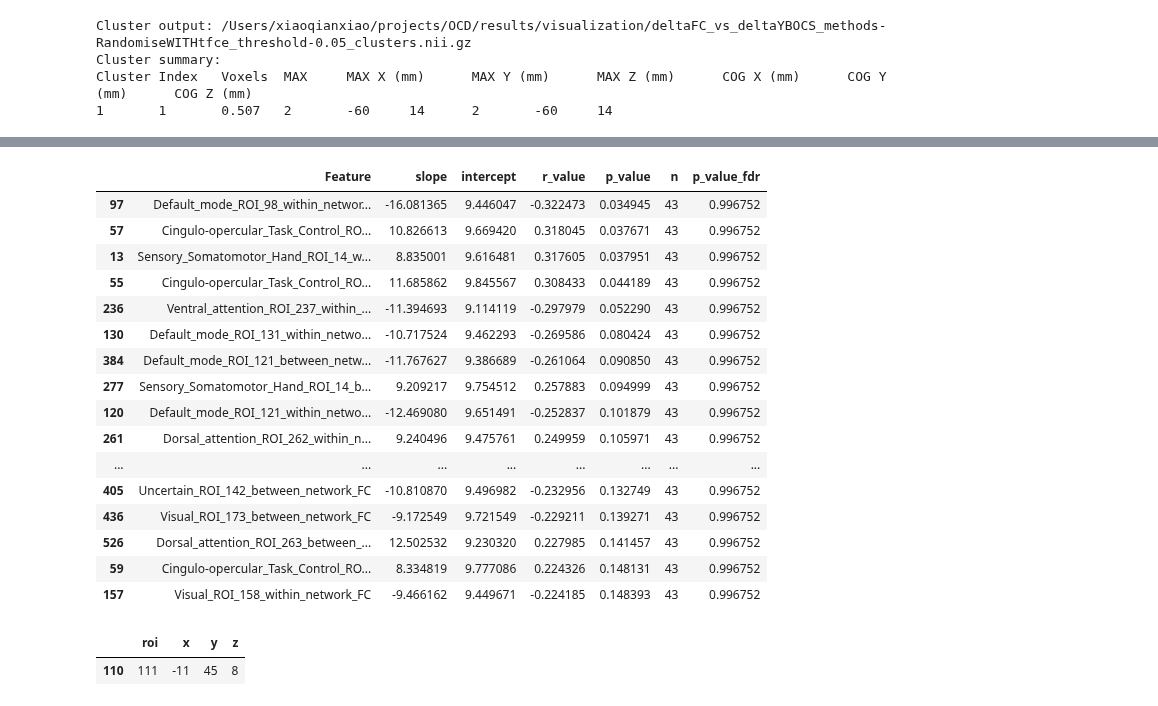
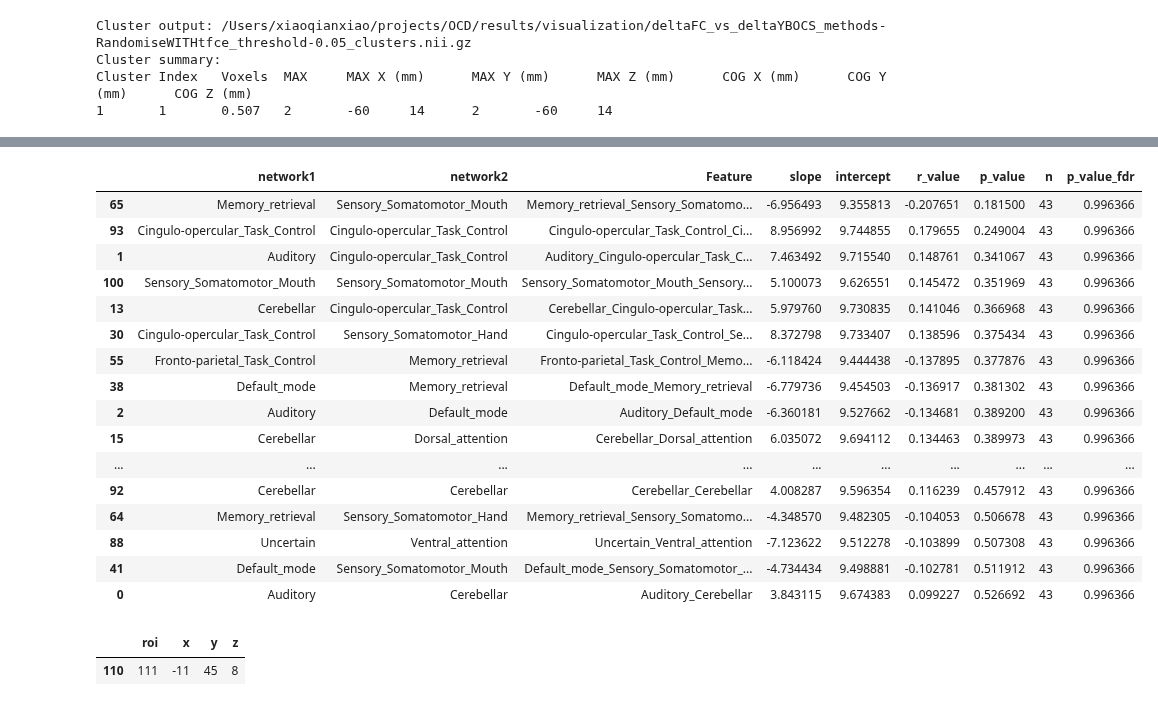
Before and after one commit to XiaoqianXiao/OCD_RO1, a Jupyter notebook: results_visualization.ipynb, the cells around one changed output, grey strips where cells are left out. Cells and saved outputs as stored; diff of their text form; code cells hidden in the pictures.

```diff
--- a/results_visualization.ipynb
+++ b/results_visualization.ipynb
@@ -254,25 +254,25 @@ df_baselineFC_vs_deltaYBOCS.sort_values(by='p_value', ascending=True).head(20)
 # %%
-deltaFC_vs_deltaYBOCS_file = os.path.join(NW_dir, 'deltaFC_vs_deltaYBOCS_roi_fc.csv')
+deltaFC_vs_deltaYBOCS_file = os.path.join(NW_dir, 'deltaFC_vs_deltaYBOCS_network_fc.csv')
 df_deltaFC_vs_deltaYBOCS = pd.read_csv(deltaFC_vs_deltaYBOCS_file)
 df_deltaFC_vs_deltaYBOCS.sort_values(by='p_value', ascending=True).head(20)
 # %% [output]
-|  | Feature | slope | intercept | r_value | p_value | n | p_value_fdr |
-| 97 | Default_mode_ROI_98_within_networ... | -16.081365 | 9.446047 | -0.322473 | 0.034945 | 43 | 0.996752 |
-| 57 | Cingulo-opercular_Task_Control_RO... | 10.826613 | 9.669420 | 0.318045 | 0.037671 | 43 | 0.996752 |
-| 13 | Sensory_Somatomotor_Hand_ROI_14_w... | 8.835001 | 9.616481 | 0.317605 | 0.037951 | 43 | 0.996752 |
-| 55 | Cingulo-opercular_Task_Control_RO... | 11.685862 | 9.845567 | 0.308433 | 0.044189 | 43 | 0.996752 |
-| 236 | Ventral_attention_ROI_237_within_... | -11.394693 | 9.114119 | -0.297979 | 0.052290 | 43 | 0.996752 |
-| 130 | Default_mode_ROI_131_within_netwo... | -10.717524 | 9.462293 | -0.269586 | 0.080424 | 43 | 0.996752 |
-| 384 | Default_mode_ROI_121_between_netw... | -11.767627 | 9.386689 | -0.261064 | 0.090850 | 43 | 0.996752 |
-| 277 | Sensory_Somatomotor_Hand_ROI_14_b... | 9.209217 | 9.754512 | 0.257883 | 0.094999 | 43 | 0.996752 |
-| 120 | Default_mode_ROI_121_within_netwo... | -12.469080 | 9.651491 | -0.252837 | 0.101879 | 43 | 0.996752 |
-| 261 | Dorsal_attention_ROI_262_within_n... | 9.240496 | 9.475761 | 0.249959 | 0.105971 | 43 | 0.996752 |
-| ... | ... | ... | ... | ... | ... | ... | ... |
-| 405 | Uncertain_ROI_142_between_network_FC | -10.810870 | 9.496982 | -0.232956 | 0.132749 | 43 | 0.996752 |
-| 436 | Visual_ROI_173_between_network_FC | -9.172549 | 9.721549 | -0.229211 | 0.139271 | 43 | 0.996752 |
-| 526 | Dorsal_attention_ROI_263_between_... | 12.502532 | 9.230320 | 0.227985 | 0.141457 | 43 | 0.996752 |
-| 59 | Cingulo-opercular_Task_Control_RO... | 8.334819 | 9.777086 | 0.224326 | 0.148131 | 43 | 0.996752 |
-| 157 | Visual_ROI_158_within_network_FC | -9.466162 | 9.449671 | -0.224185 | 0.148393 | 43 | 0.996752 |
+|  | network1 | network2 | Feature | slope | intercept | r_value | p_value | n | p_value_fdr |
+| 65 | Memory_retrieval | Sensory_Somatomotor_Mouth | Memory_retrieval_Sensory_Somatomo... | -6.956493 | 9.355813 | -0.207651 | 0.181500 | 43 | 0.996366 |
+| 93 | Cingulo-opercular_Task_Control | Cingulo-opercular_Task_Control | Cingulo-opercular_Task_Control_Ci... | 8.956992 | 9.744855 | 0.179655 | 0.249004 | 43 | 0.996366 |
+| 1 | Auditory | Cingulo-opercular_Task_Control | Auditory_Cingulo-opercular_Task_C... | 7.463492 | 9.715540 | 0.148761 | 0.341067 | 43 | 0.996366 |
+| 100 | Sensory_Somatomotor_Mouth | Sensory_Somatomotor_Mouth | Sensory_Somatomotor_Mouth_Sensory... | 5.100073 | 9.626551 | 0.145472 | 0.351969 | 43 | 0.996366 |
+| 13 | Cerebellar | Cingulo-opercular_Task_Control | Cerebellar_Cingulo-opercular_Task... | 5.979760 | 9.730835 | 0.141046 | 0.366968 | 43 | 0.996366 |
+| 30 | Cingulo-opercular_Task_Control | Sensory_Somatomotor_Hand | Cingulo-opercular_Task_Control_Se... | 8.372798 | 9.733407 | 0.138596 | 0.375434 | 43 | 0.996366 |
+| 55 | Fronto-parietal_Task_Control | Memory_retrieval | Fronto-parietal_Task_Control_Memo... | -6.118424 | 9.444438 | -0.137895 | 0.377876 | 43 | 0.996366 |
+| 38 | Default_mode | Memory_retrieval | Default_mode_Memory_retrieval | -6.779736 | 9.454503 | -0.136917 | 0.381302 | 43 | 0.996366 |
+| 2 | Auditory | Default_mode | Auditory_Default_mode | -6.360181 | 9.527662 | -0.134681 | 0.389200 | 43 | 0.996366 |
+| 15 | Cerebellar | Dorsal_attention | Cerebellar_Dorsal_attention | 6.035072 | 9.694112 | 0.134463 | 0.389973 | 43 | 0.996366 |
+| ... | ... | ... | ... | ... | ... | ... | ... | ... | ... |
+| 92 | Cerebellar | Cerebellar | Cerebellar_Cerebellar | 4.008287 | 9.596354 | 0.116239 | 0.457912 | 43 | 0.996366 |
+| 64 | Memory_retrieval | Sensory_Somatomotor_Hand | Memory_retrieval_Sensory_Somatomo... | -4.348570 | 9.482305 | -0.104053 | 0.506678 | 43 | 0.996366 |
+| 88 | Uncertain | Ventral_attention | Uncertain_Ventral_attention | -7.123622 | 9.512278 | -0.103899 | 0.507308 | 43 | 0.996366 |
+| 41 | Default_mode | Sensory_Somatomotor_Mouth | Default_mode_Sensory_Somatomotor_... | -4.734434 | 9.498881 | -0.102781 | 0.511912 | 43 | 0.996366 |
+| 0 | Auditory | Cerebellar | Auditory_Cerebellar | 3.843115 | 9.674383 | 0.099227 | 0.526692 | 43 | 0.996366 |
 # %%
 import nilearn
 power =(
```
Also changed, not shown: parts of 2 cells of this notebook, 1 other file.
